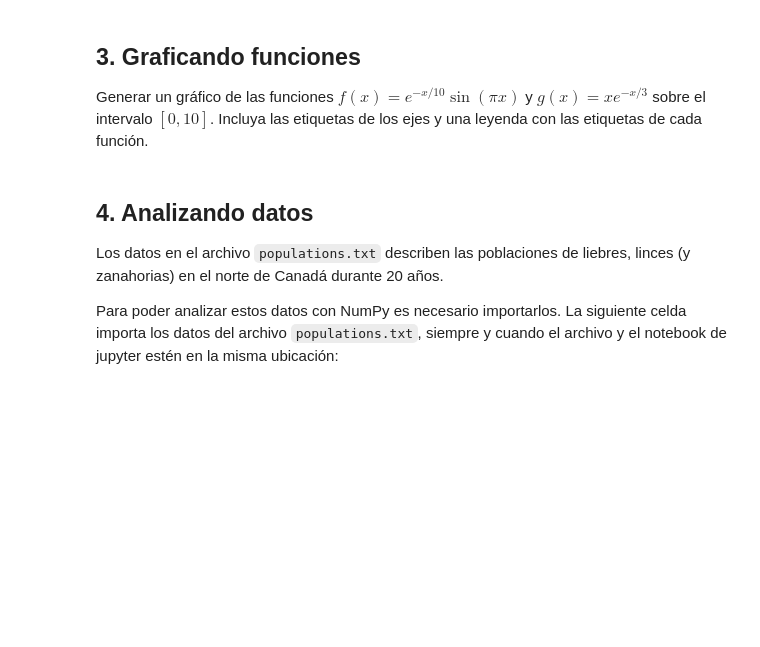
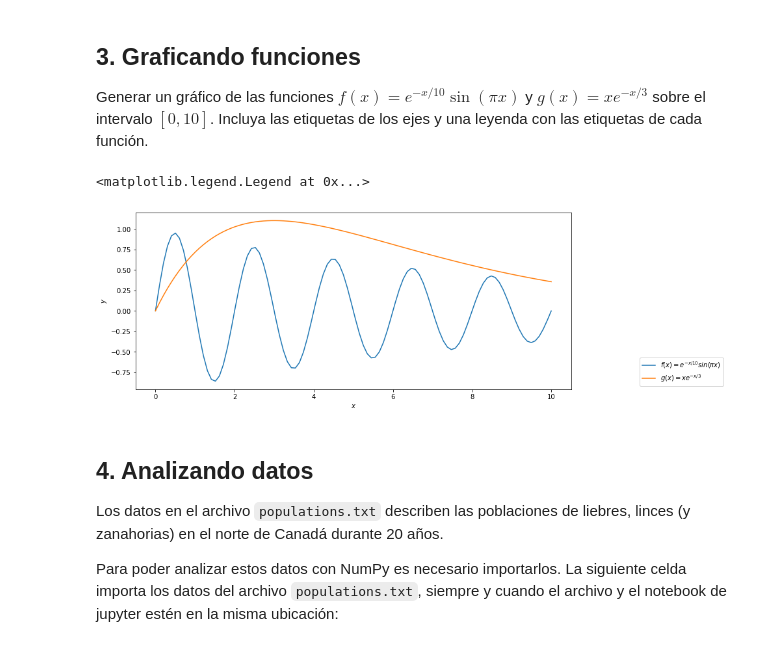
Before and after one commit to esjimenezro/prope_programacion_2021, a Jupyter notebook: Semana3/Tarea3HernandezAlejandro.ipynb, the cells around one changed output. Cells and saved outputs as stored; diff of their text form; code cells hidden in the pictures; blank space fills up the shorter version.

```diff
--- a/Semana3/Tarea3HernandezAlejandro.ipynb
+++ b/Semana3/Tarea3HernandezAlejandro.ipynb
@@ -132,3 +136,29 @@ Generar un gráfico de las funciones $f(x)=e^{-x/10}\sin(\pi x)$ y $g(x)=x e^{-x
+# %%
+#𝑓(𝑥)=𝑒−𝑥/10sin(𝜋𝑥)
+def f(x):
+    return np.exp(-x / 10) * np.sin(np.pi * x)
+
+#𝑔(𝑥)=𝑥𝑒−𝑥/3
+def g(x):
+    return x * np.exp(-x / 3)
+# %%
+#Intervalo 0-10
+x = np.linspace(0, 10, 100)
+# %%
+#Evaluar f(x)
+f_x = [f(i) for i in x]
+#Evaluar g(x)
+g_x = [g(i) for i in x]
+# %%
+plt.figure(figsize=(12, 5))
+plt.plot(x, f_x, label= '$f(x)=e^{-x/10} sin(\pi x)$')
+plt.plot(x, g_x, label= '$g(x)=x e^{-x/3}$')
+plt.xlabel("$x$")
+plt.ylabel("$y$")
+plt.legend(loc="lower left", bbox_to_anchor=(1.15, 0))
+# %% [output]
+<matplotlib.legend.Legend at 0x...>
+[figure, added]
 # %% [markdown]
 ## 4. Analizando datos
 
```
Also changed, not shown: parts of 18 cells of this notebook, 4 other files.
